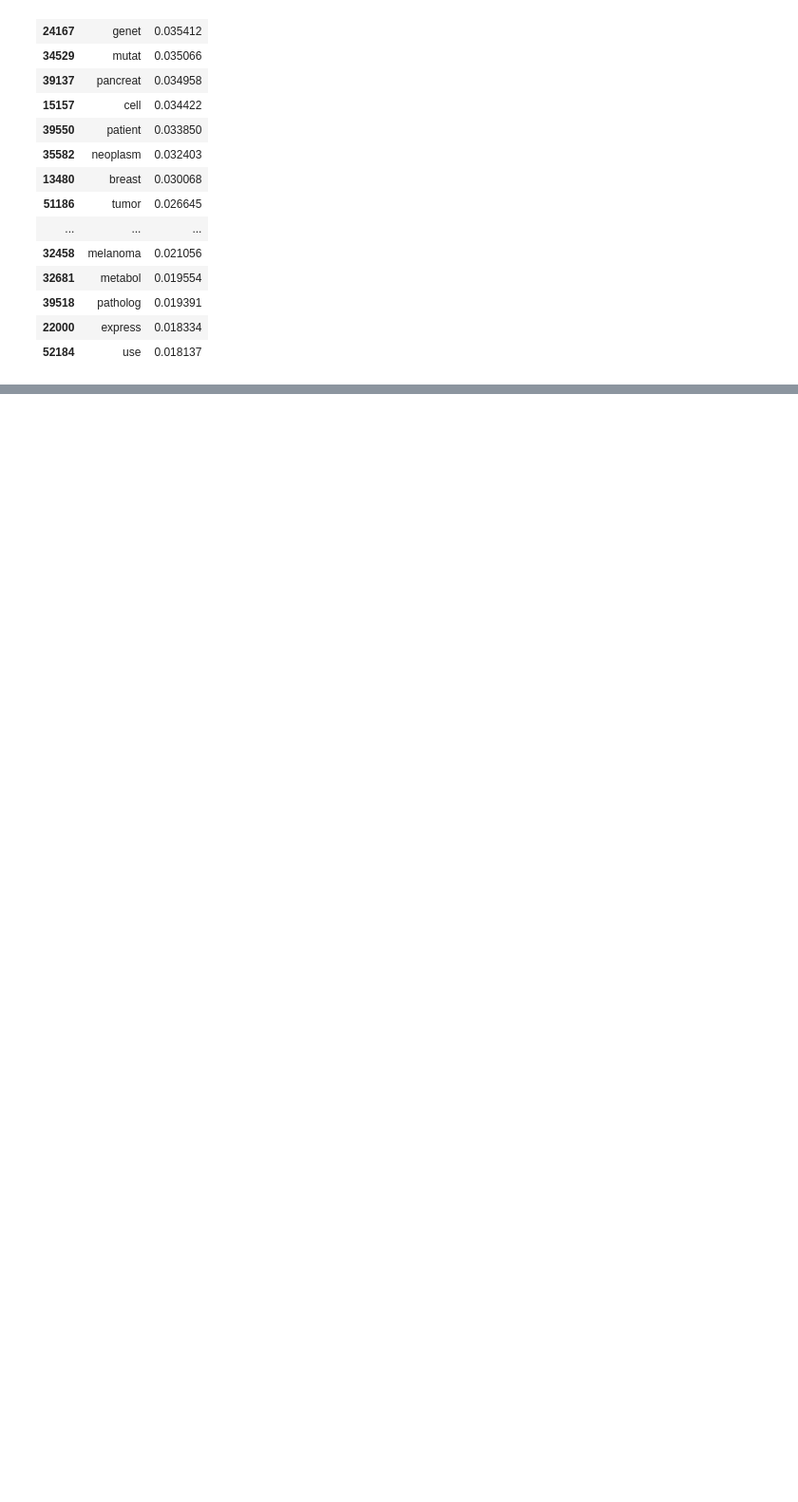
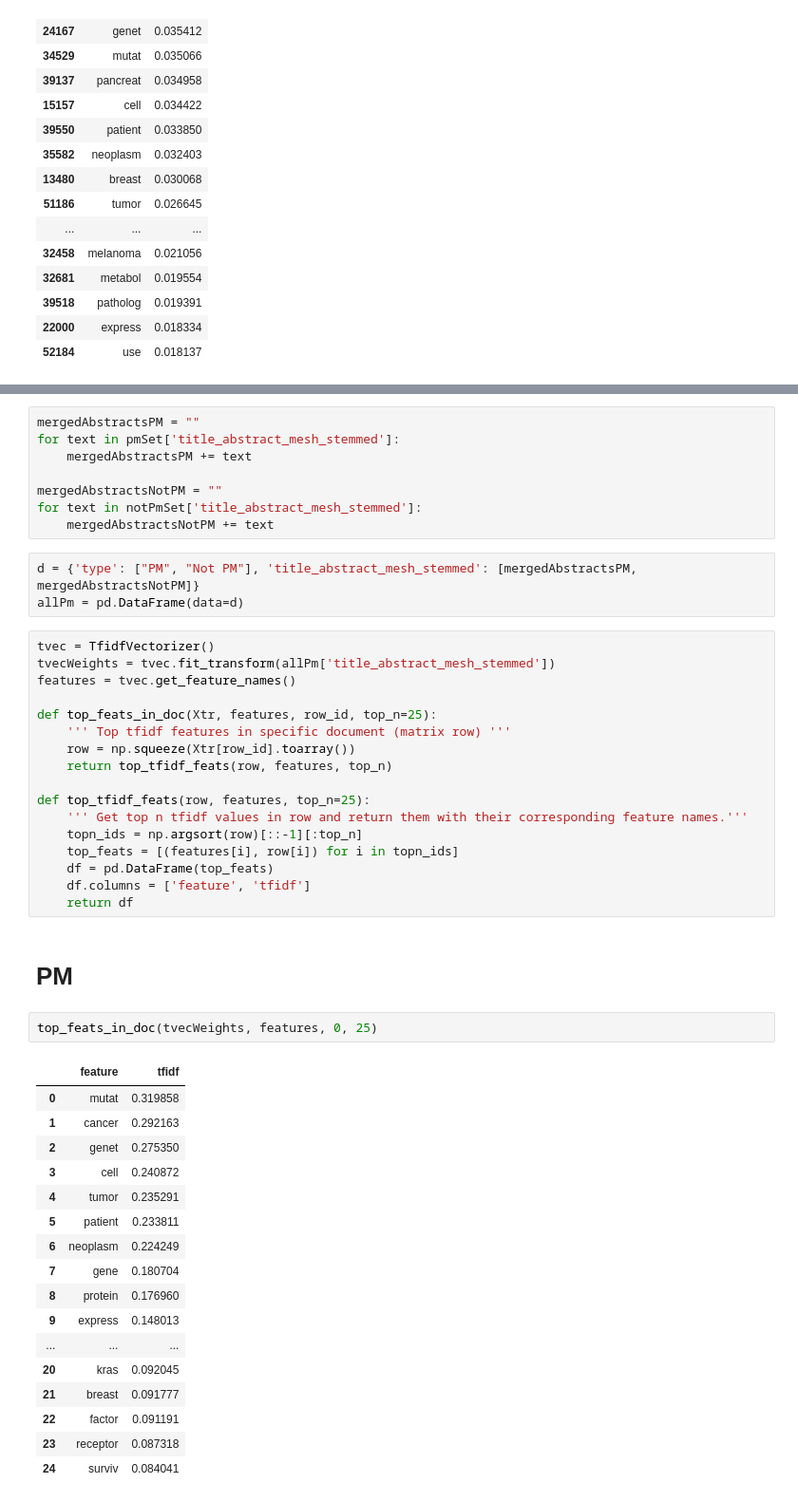
Before and after one commit to hyperlist/trec-pm, a Jupyter notebook: notebooks/tfidf.ipynb, the cells around one changed output, grey strips where cells are left out. Shown: that part at 95% size. Drawn from its saved outputs; the diff is of its cells as text; blank space fills up the shorter version.

Commit message:
New dataset for analysis (all pm abstracts in one row and all not pm abstracts in another row) #3

```diff
--- a/notebooks/tfidf.ipynb
+++ b/notebooks/tfidf.ipynb
@@ -208,0 +211,50 @@ weightsNotPM.sort_values(by='weight', ascending=False).head(20)
+# %%
+mergedAbstractsPM = ""
+for text in pmSet['title_abstract_mesh_stemmed']:
+    mergedAbstractsPM += text
+
+mergedAbstractsNotPM = ""
+for text in notPmSet['title_abstract_mesh_stemmed']:
+    mergedAbstractsNotPM += text
+# %%
+d = {'type': ["PM", "Not PM"], 'title_abstract_mesh_stemmed': [mergedAbstractsPM, mergedAbstractsNotPM]}
+allPm = pd.DataFrame(data=d)
+# %%
+tvec = TfidfVectorizer()
+tvecWeights = tvec.fit_transform(allPm['title_abstract_mesh_stemmed'])
+features = tvec.get_feature_names()
+
+def top_feats_in_doc(Xtr, features, row_id, top_n=25):
+    ''' Top tfidf features in specific document (matrix row) '''
+    row = np.squeeze(Xtr[row_id].toarray())
+    return top_tfidf_feats(row, features, top_n)
+
+def top_tfidf_feats(row, features, top_n=25):
+    ''' Get top n tfidf values in row and return them with their corresponding feature names.'''
+    topn_ids = np.argsort(row)[::-1][:top_n]
+    top_feats = [(features[i], row[i]) for i in topn_ids]
+    df = pd.DataFrame(top_feats)
+    df.columns = ['feature', 'tfidf']
+    return df
+# %% [markdown]
+# PM
+# %%
+top_feats_in_doc(tvecWeights, features, 0, 25)
+# %% [output]
+|  | feature | tfidf |
+| 0 | mutat | 0.319858 |
+| 1 | cancer | 0.292163 |
+| 2 | genet | 0.275350 |
+| 3 | cell | 0.240872 |
+| 4 | tumor | 0.235291 |
+| 5 | patient | 0.233811 |
+| 6 | neoplasm | 0.224249 |
+| 7 | gene | 0.180704 |
+| 8 | protein | 0.176960 |
+| 9 | express | 0.148013 |
+| ... | ... | ... |
+| 20 | kras | 0.092045 |
+| 21 | breast | 0.091777 |
+| 22 | factor | 0.091191 |
+| 23 | receptor | 0.087318 |
+| 24 | surviv | 0.084041 |
```
Also changed, not shown: parts of 3 cells of this notebook.
